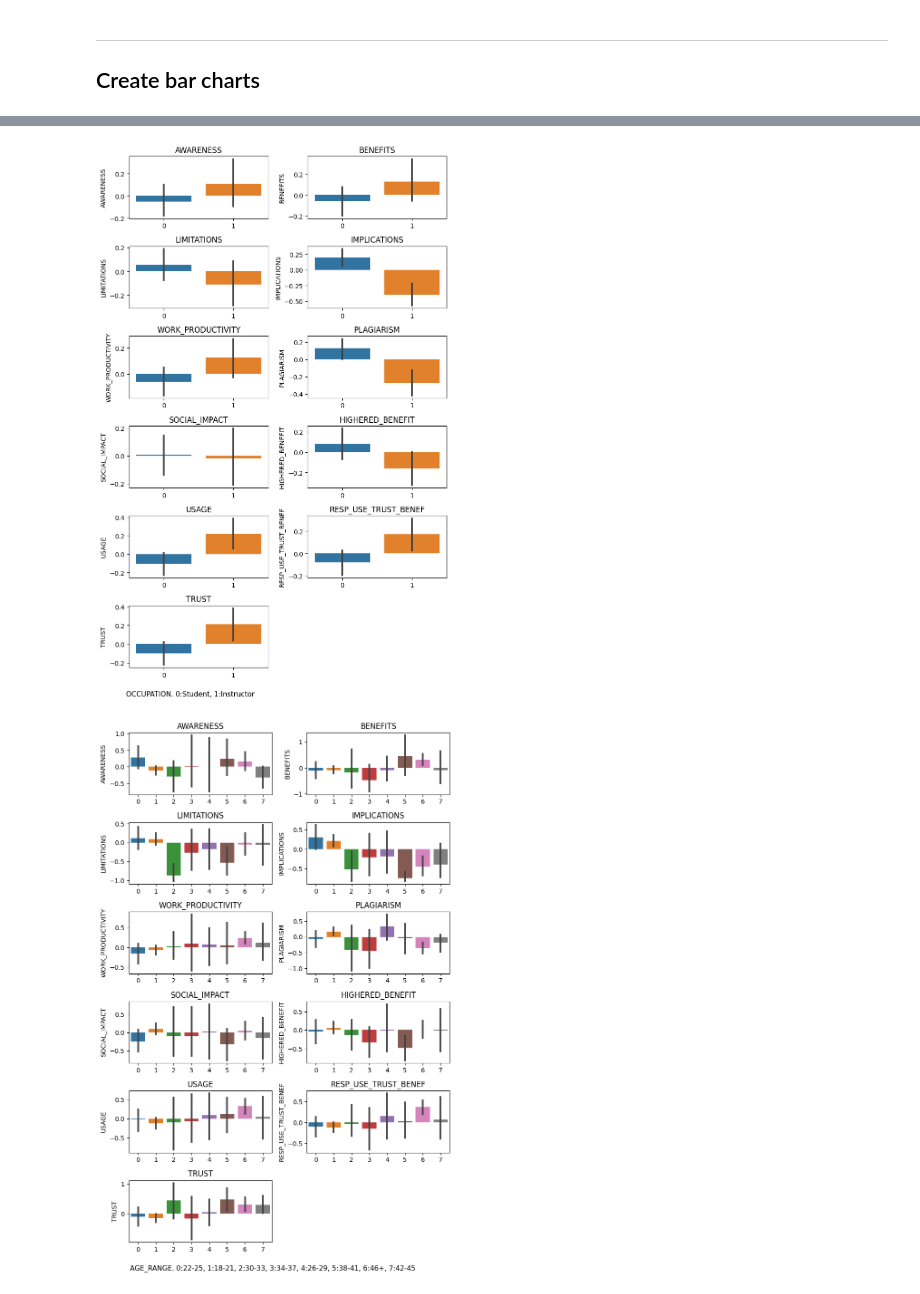
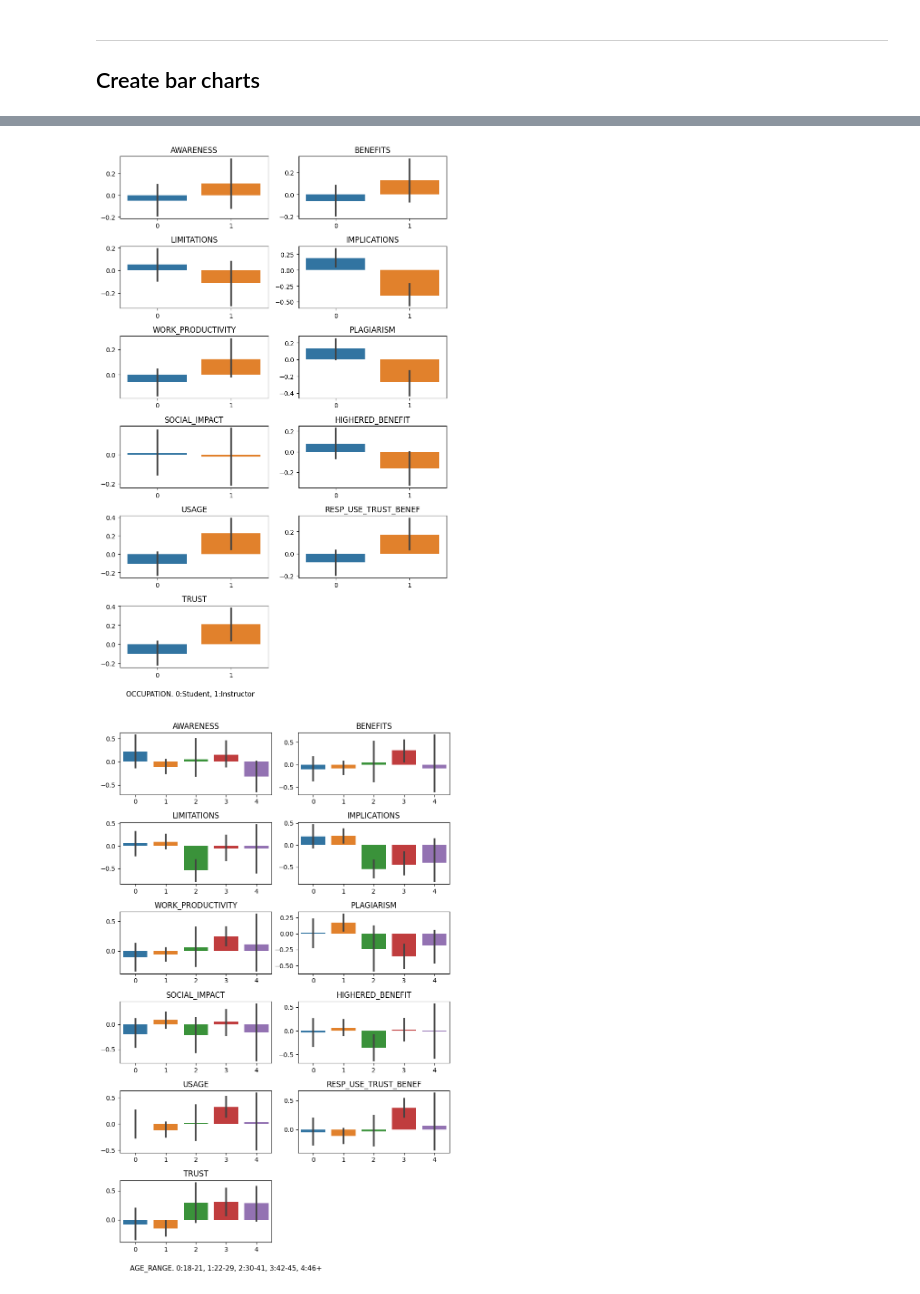
Before and after one commit to cfsarmiento/Early-Perceptions-of-Impact-of-Generative-AI-on-Higher-Education-Research, a Jupyter notebook: ChatGPT_poll_composite_vars_analysis.ipynb, the cells around one changed output, grey strips where cells are left out. Saved outputs shown, nothing was run; the diff lists cells and outputs as text; code cells hidden in the pictures.

```diff
--- a/ChatGPT_poll_composite_vars_analysis.ipynb
+++ b/ChatGPT_poll_composite_vars_analysis.ipynb
@@ -181,15 +223,22 @@ print(df1.shape[0])
 # %% [markdown]
 ## Plot  the distribution by demographic vars
 # %%
-# Set up the 3x1 plot grid
-demog_features =['GENDER','AGE_RANGE','OCCUPATION']
+# Dictionary of demographic features and their categories
+demog_features = {
+    'GENDER': ['Female', 'Male', 'NB3', 'PNTS'],
+    'AGE_RANGE': ['18-21', '22-29', '30-41', '42-45', '46+'],
+    'OCCUPATION': ['Student', 'Instructor']
+}
+
+# Set up the 1x3 plot grid
 fig, axes = plt.subplots(nrows=1, ncols=len(demog_features), figsize=(12, 6))
 
 # Loop through each demog_feature and create a count plot
 for i, column in enumerate(demog_features):
-    sns.countplot(x=column, data=df1, ax=axes[i])
+    sns.countplot(x=column, data=df1, ax=axes[i], order=demog_features[column])
     axes[i].set_title(f'Distribution of {column.capitalize()}')
-    axes[i].tick_params(axis='x', rotation=90)
+    axes[i].tick_params(axis='x', rotation=45)
+    axes[i].set_xlabel(None)  # Remove xlabel, if needed
 
 # Adjust layout
 plt.tight_layout()
@@ -596,0 +619,18 @@ print(table1)
+# %%
+import statsmodels.api as sm
+
+# Define the list of variables
+variables = ['AWARENESS', 'BENEFITS', 'LIMITATIONS', 'IMPLICATIONS',
+             'WORK_PRODUCTIVITY', 'PLAGIARISM', 'SOCIAL_IMPACT',
+             'HIGHERED_BENEFIT', 'USAGE', 'RESP_USE_TRUST_BENEF', 'TRUST']
+for target_name in variables:
+  # Two-way ANOVA
+  formula = f"{target_name} ~ C(AGE_RANGE) + C(GENDER) + C(OCCUPATION) "
+  print(formula)
+  # Perform the multiway ANOVA
+  model = sm.formula.ols(formula, data=result_df).fit()
+  anova_table = sm.stats.anova_lm(model, typ=2)
+
+  print("Multiway ANOVA Results:")
+  print(anova_table)
+  print("------------------------------\n")
@@ -598,12 +656,12 @@ print(table1)
 ___________________________________________
 ## Create bar charts
 # %%
-def  create_bar_graphs(categorical_var_name, variables, num_rows, num_cols, figsize=(16, 12)):
+def  create_bar_graphs(categorical_var_name,categorical_var_ordered_values, variables, num_rows, num_cols, figsize=(16, 12)):
 
   # Create a list of categorical variables
   # You can replace this with your actual categorical variable data
   categorical_var = result_df[categorical_var_name]
-  cat_codes = categorical_var.unique()  # Unique categorical codes
+  cat_codes = categorical_var_ordered_values  # Unique categorical codes
 
 
   # Create a figure and axes for the subplots
@@ -631,6 +689,7 @@ def  create_bar_graphs(categorical_var_name, variables, num_rows, num_cols, figs
     # Set the title of the subplot
     ax.set_title(variable)
     ax.set_xlabel('')
+    ax.set_ylabel('')
 
     # Set the legend
     #ax.legend([variable], loc='upper left')
@@ -670,24 +731,26 @@ variables = ['AWARENESS', 'BENEFITS', 'LIMITATIONS', 'IMPLICATIONS',
              'HIGHERED_BENEFIT', 'USAGE', 'RESP_USE_TRUST_BENEF', 'TRUST']
 
 categorical_var_name='OCCUPATION'
+categorical_var_ordered_values = ['Student', 'Instructor']
 
 num_rows = 6
 num_cols = 2
 
-create_bar_graphs(categorical_var_name, variables, num_rows, num_cols, figsize=(8,12))
+create_bar_graphs(categorical_var_name,categorical_var_ordered_values, variables, num_rows, num_cols, figsize=(8,12))
 # %% [output]
-[figure, old version]
+[figure, new version]
 # %%
 # Define the list of variables
 variables = ['AWARENESS', 'BENEFITS', 'LIMITATIONS', 'IMPLICATIONS',
              'WORK_PRODUCTIVITY', 'PLAGIARISM', 'SOCIAL_IMPACT',
              'HIGHERED_BENEFIT', 'USAGE', 'RESP_USE_TRUST_BENEF', 'TRUST']
 
 categorical_var_name='AGE_RANGE'
+categorical_var_ordered_values = ['18-21', '22-29', '30-41', '42-45', '46+']
 
 num_rows = 6
 num_cols = 2
 
-create_bar_graphs(categorical_var_name, variables, num_rows, num_cols, figsize=(8,12))
+create_bar_graphs(categorical_var_name,categorical_var_ordered_values, variables, num_rows, num_cols, figsize=(8,12))
 # %% [output]
-[figure, old version]
+[figure, new version]
```
Also changed, not shown: parts of 18 cells of this notebook.
